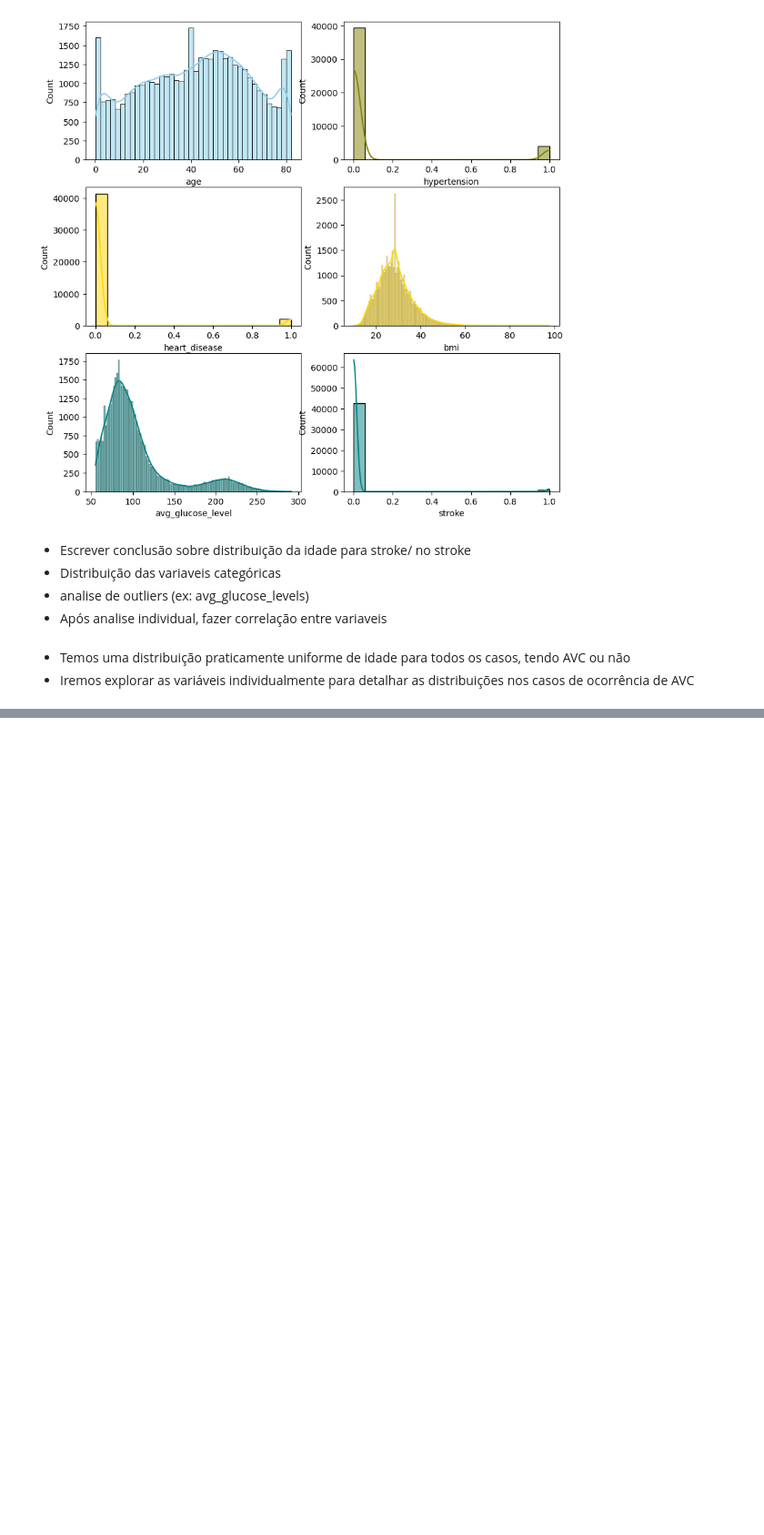
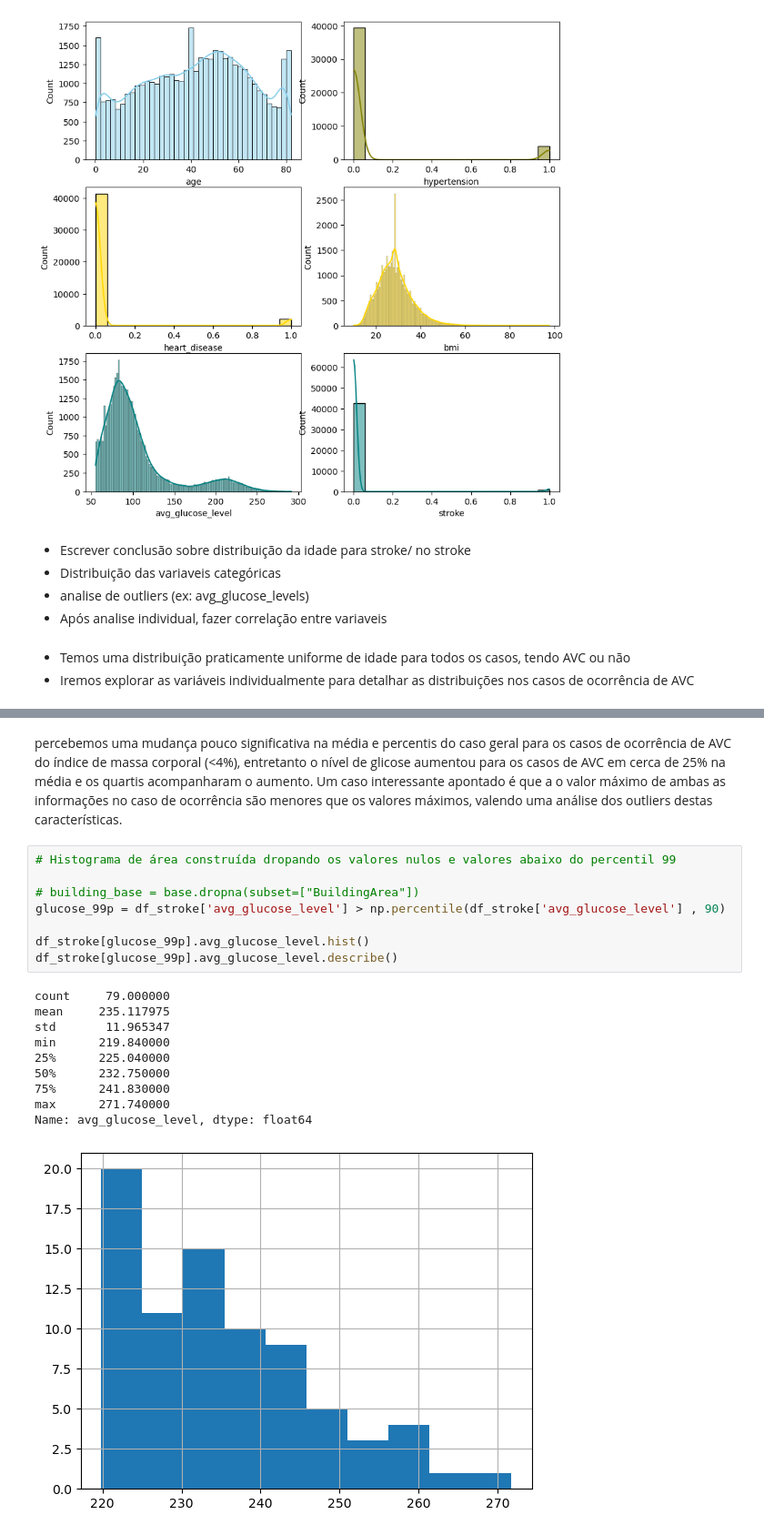
Before and after one commit to Jdss026/stroke-classifier, a Jupyter notebook: notebooks/eda copy.ipynb, the cells around one changed output, grey strips where cells are left out. Shown at 91% size. Drawn from its saved outputs; the diff is of its cells as text; blank space fills up the shorter version.

```diff
--- a/notebooks/eda copy.ipynb
+++ b/notebooks/eda copy.ipynb
@@ -214,0 +270,21 @@ hypertension_total[1]/hypertension_total[0]
+# %% [markdown]
+percebemos uma mudança pouco significativa na média e percentis do caso geral para os casos de ocorrência de AVC do índice de massa corporal (<4%), entretanto o nível de glicose aumentou para os casos de AVC em cerca de 25% na média e os quartis acompanharam o aumento. Um caso interessante apontado é que a o valor máximo de ambas as informações no caso de ocorrência são menores que os valores máximos, valendo uma análise dos outliers destas características.
+# %%
+# Histograma de área construída dropando os valores nulos e valores abaixo do percentil 99
+
+# building_base = base.dropna(subset=["BuildingArea"])
+glucose_99p = df_stroke['avg_glucose_level'] > np.percentile(df_stroke['avg_glucose_level'] , 90)
+
+df_stroke[glucose_99p].avg_glucose_level.hist()
+df_stroke[glucose_99p].avg_glucose_level.describe()
+# %% [output]
+count     79.000000
+mean     235.117975
+std       11.965347
+min      219.840000
+25%      225.040000
+50%      232.750000
+75%      241.830000
+max      271.740000
+Name: avg_glucose_level, dtype: float64
+[figure, added]
```
Also changed, not shown: parts of 15 cells of this notebook.
